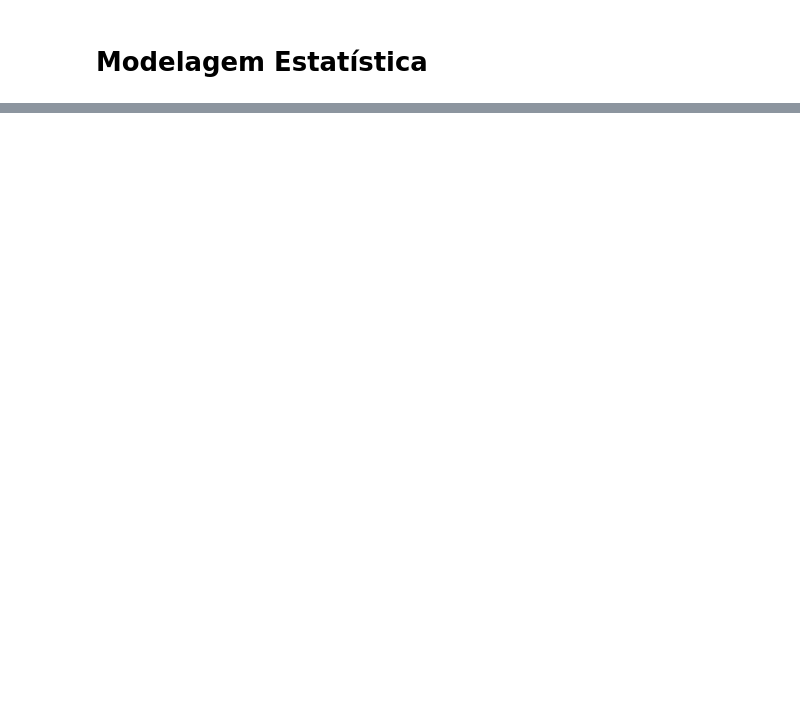
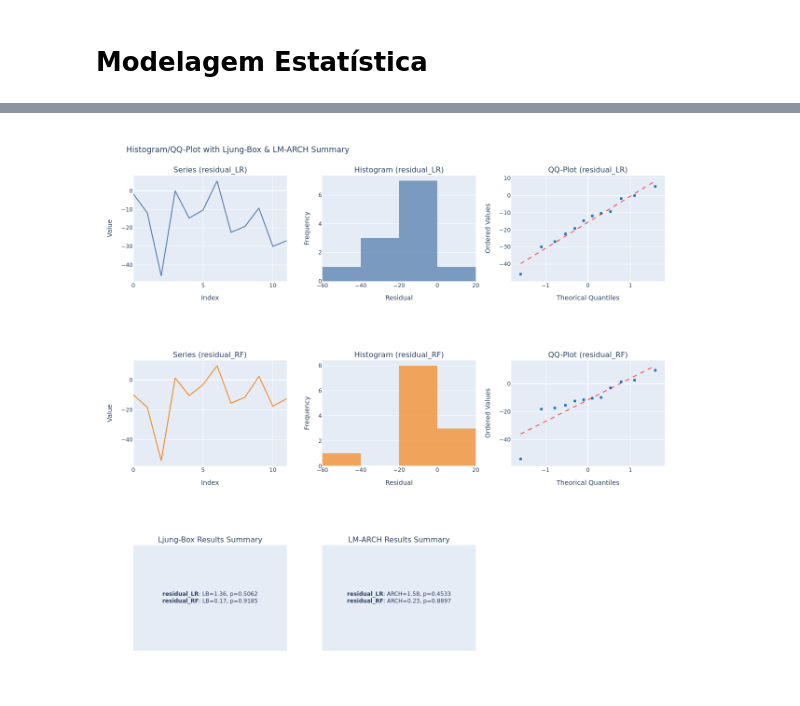
Before and after one commit to HeyLucasLeao/forecasting, a Jupyter notebook: 1.air_passangers.ipynb, the cells around one changed output, grey strips where cells are left out. Saved outputs shown, nothing was run; the diff lists cells and outputs as text; code cells hidden in the pictures; blank space fills up the shorter version.

```diff
--- a/1.air_passangers.ipynb
+++ b/1.air_passangers.ipynb
@@ -212,0 +288,4 @@ evaluate(test[columns],
+# %%
+residual_check(test[["residual_LR", "residual_RF"]], nlags=12, fig_type="png")
+# %% [output]
+[figure, added]
```
Also changed, not shown: parts of 28 cells of this notebook.
